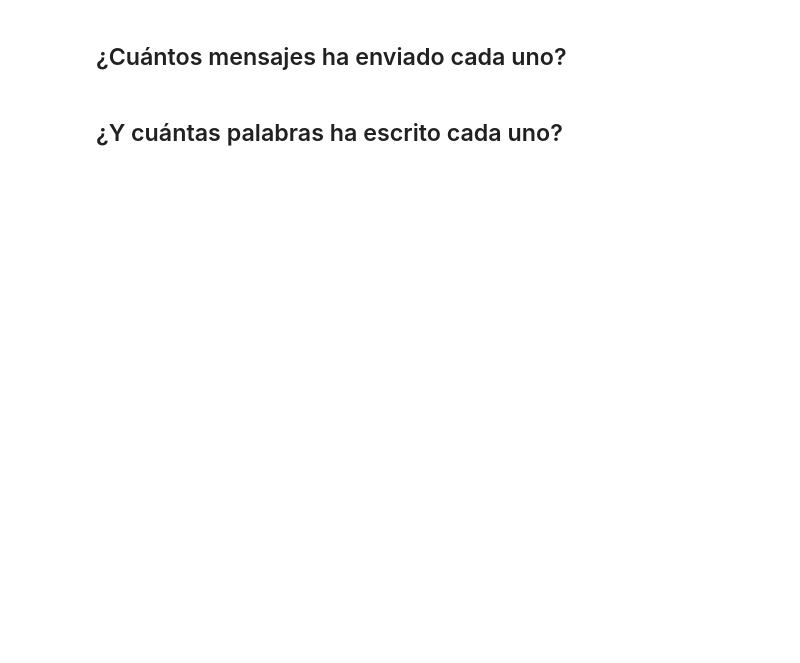
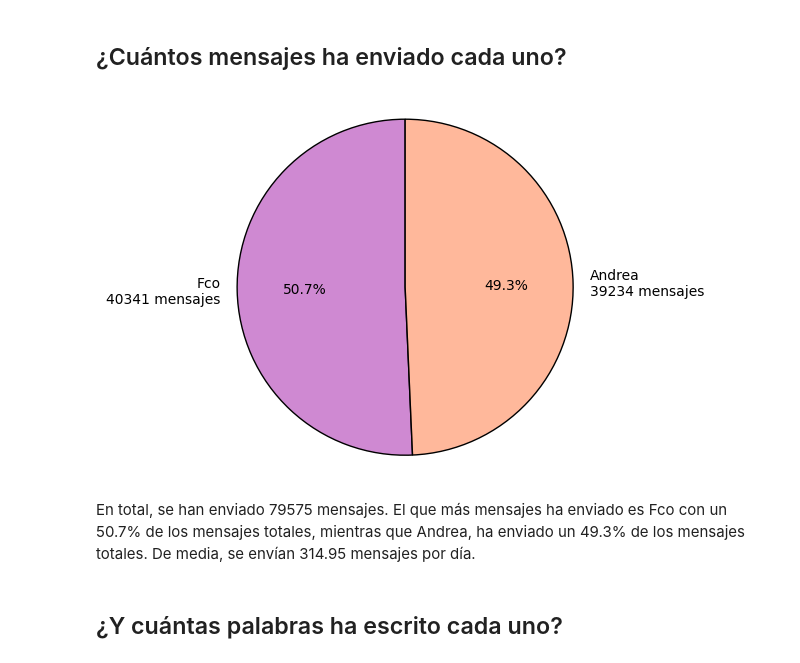
Before and after one commit to aguimorefran/whatsapp-wrapped, a Jupyter notebook: main.ipynb, the cells around one changed output. Saved outputs shown, nothing was run; the diff lists cells and outputs as text; code cells hidden in the pictures; blank space fills up the shorter version.

```diff
--- a/main.ipynb
+++ b/main.ipynb
@@ -12,0 +34,6 @@ from IPython.display import Markdown as md
+# %%
+# df.to_csv('convo.csv', index=False)
+df = pd.read_csv('convo.csv')
+# SUmmary of the df
+df.info()
+df.head()
@@ -13,7 +58,6 @@ from IPython.display import Markdown as md
 # %%
-
-df['date'] = pd.to_datetime(df['date'], format='%d/%m/%Y', errors='coerce')
-df['hour'] = df['date'].dt.hour
+df['date'] = pd.to_datetime(df['date'], format='%d/%m/%Y')
+df['hour'] = df['time'].str.split(':').str[0].astype(int)
 df['day'] = df['date'].dt.day
 df['month'] = df['date'].dt.month
 df['year'] = df['date'].dt.year
@@ -57,30 +130,34 @@ plt.show()
 ## ¿Cuántos mensajes ha enviado cada uno?
 # %%
 # Number of messages per user and its percentage
-x = df.groupby('username')['message'].count().reset_index()
+x = df.groupby('author')['message'].count().reset_index()
 x['percentage'] = x['message'] / x['message'].sum() * 100
 x = x.sort_values(by='message', ascending=False)
 x = x.reset_index(drop=True)
 x['message'] = x['message'].astype(int)
 x['percentage'] = x['percentage'].round(2)
 
 # Pie chart
-# Label is the username, new line and its percentage new line and number of messages
-labels = x['username'] + '\n' + x['message'].astype(str) + ' mensajes'
+# Label is the author, new line and its percentage new line and number of messages
+labels = x['author'] + '\n' + x['message'].astype(str) + ' mensajes'
 sizes = x['percentage']
 
 fig1, ax1 = plt.subplots()
 colors = ['#BF61C4BF', '#FFA07ABF']
 # Colors are orange and blue at .7 opacity
 ax1.pie(sizes, labels=labels, autopct='%1.1f%%', startangle=90, colors=colors, wedgeprops={'edgecolor': 'black'})
 ax1.axis('equal')  # Equal aspect ratio ensures that pie is drawn as a circle.
 
 plt.show()
+# %% [output]
+[figure, added]
 # %%
 # Md total de mensajes enviados
 # Mean of messages per day
 avg_msgs_per_day = df['date'].dt.date.value_counts().mean()
-md(f"En total, se han enviado {x['message'].sum()} mensajes. El que más mensajes ha enviado es {x['username'][0]} con un {x['percentage'][0]}% de los mensajes totales, mientras que {x['username'][len(x)-1]}, ha enviado un {x['percentage'][len(x)-1]}% de los mensajes totales. De media, se envían {avg_msgs_per_day:.2f} mensajes por día.")
+md(f"En total, se han enviado {x['message'].sum()} mensajes. El que más mensajes ha enviado es {x['author'][0]} con un {x['percentage'][0]}% de los mensajes totales, mientras que {x['author'][len(x)-1]}, ha enviado un {x['percentage'][len(x)-1]}% de los mensajes totales. De media, se envían {avg_msgs_per_day:.2f} mensajes por día.")
+# %% [output]
+En total, se han enviado 79575 mensajes. El que más mensajes ha enviado es Fco con un 50.7% de los mensajes totales, mientras que Andrea, ha enviado un 49.3% de los mensajes totales. De media, se envían 314.95 mensajes por día.
 # %% [markdown]
 ## ¿Y cuántas palabras ha escrito cada uno?
 # %%
```
Also changed, not shown: parts of 17 cells of this notebook, 2 other files.
